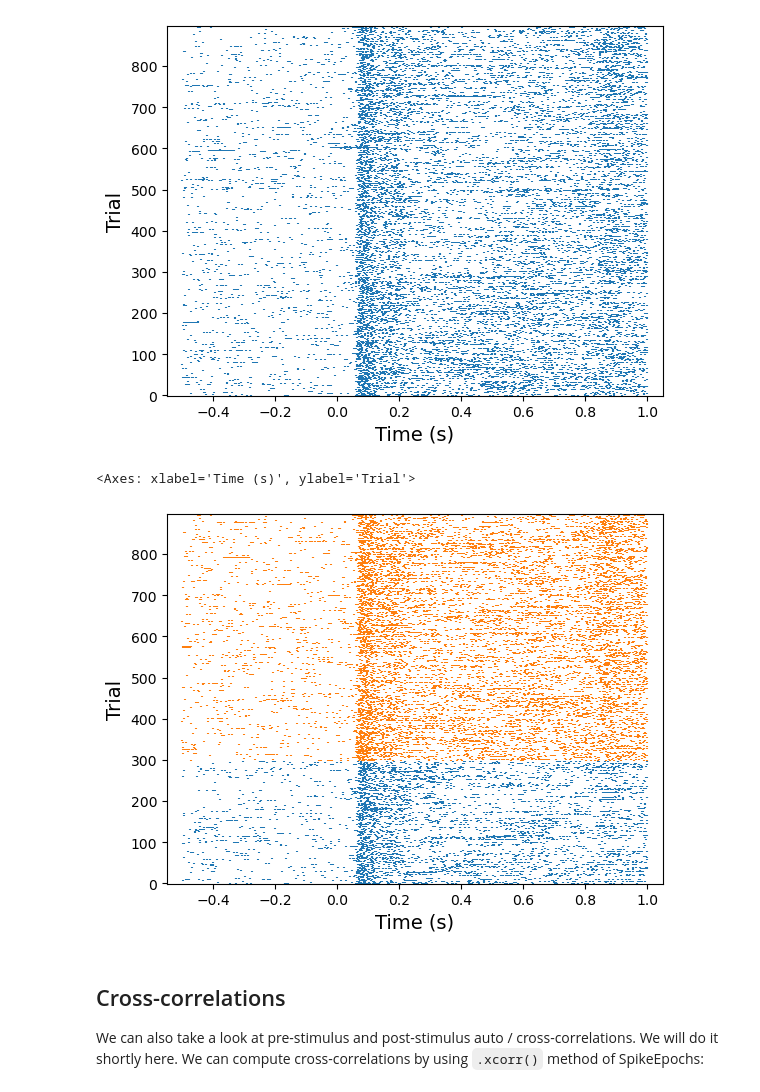
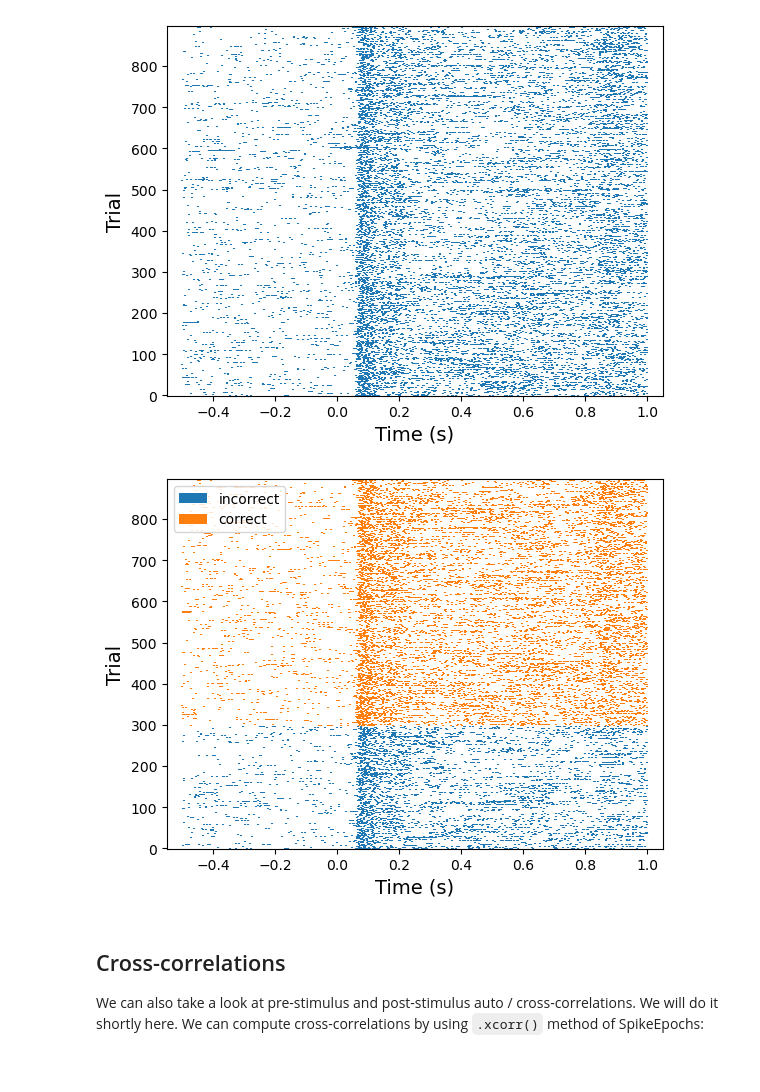
Before and after one commit to labianca/pylabianca, a Jupyter notebook: doc/fieldtrip_example.ipynb, the cells around one changed output. Drawn from its saved outputs; the diff is of its cells as text; code cells hidden in the pictures.

```diff
--- a/doc/fieldtrip_example.ipynb
+++ b/doc/fieldtrip_example.ipynb
@@ -22,7 +17,7 @@ We will read fieldtrip sample data and perform similar analyses to the fieldtrip
 [info on how files were processed - just read in fieldtrip and saved for spike data]
 [events - slightly preprocessed, removed "empty" events]
 # %%
-data_dir = r'C:\Users\ola kołodziej\Dropbox\Sarenka\PROJECTS\pylabianca\ft_data'
+data_dir = r'C:\Users\Asus\Dropbox\Sarenka\PROJECTS\pylabianca\ft_data'
 fname = 'p029_sort_final_01.mat'
 full_path = op.join(data_dir, fname)
 
@@ -268,10 +263,14 @@ pln.viz.plot_raster(spk_epochs, pick=0)
 <Axes: xlabel='Time (s)', ylabel='Trial'>
 [figure]
 # %%
-pln.viz.plot_raster(spk_epochs, pick=0, groupby='correct')
+ax = pln.viz.plot_raster(spk_epochs, pick=0, groupby='correct')
+
+from matplotlib.patches import Patch
+patches = [Patch(facecolor='C0', label='incorrect'),
+           Patch(facecolor='C1', label='correct')]
+leg = ax.legend(handles=patches, loc='upper left')
 # %% [output]
-<Axes: xlabel='Time (s)', ylabel='Trial'>
-[figure, old version]
+[figure, new version]
 # %% [markdown]
 ## Cross-correlations
 We can also take a look at pre-stimulus and post-stimulus auto / cross-correlations. We will do it shortly here.
```
Also changed, not shown: parts of 4 cells of this notebook.
